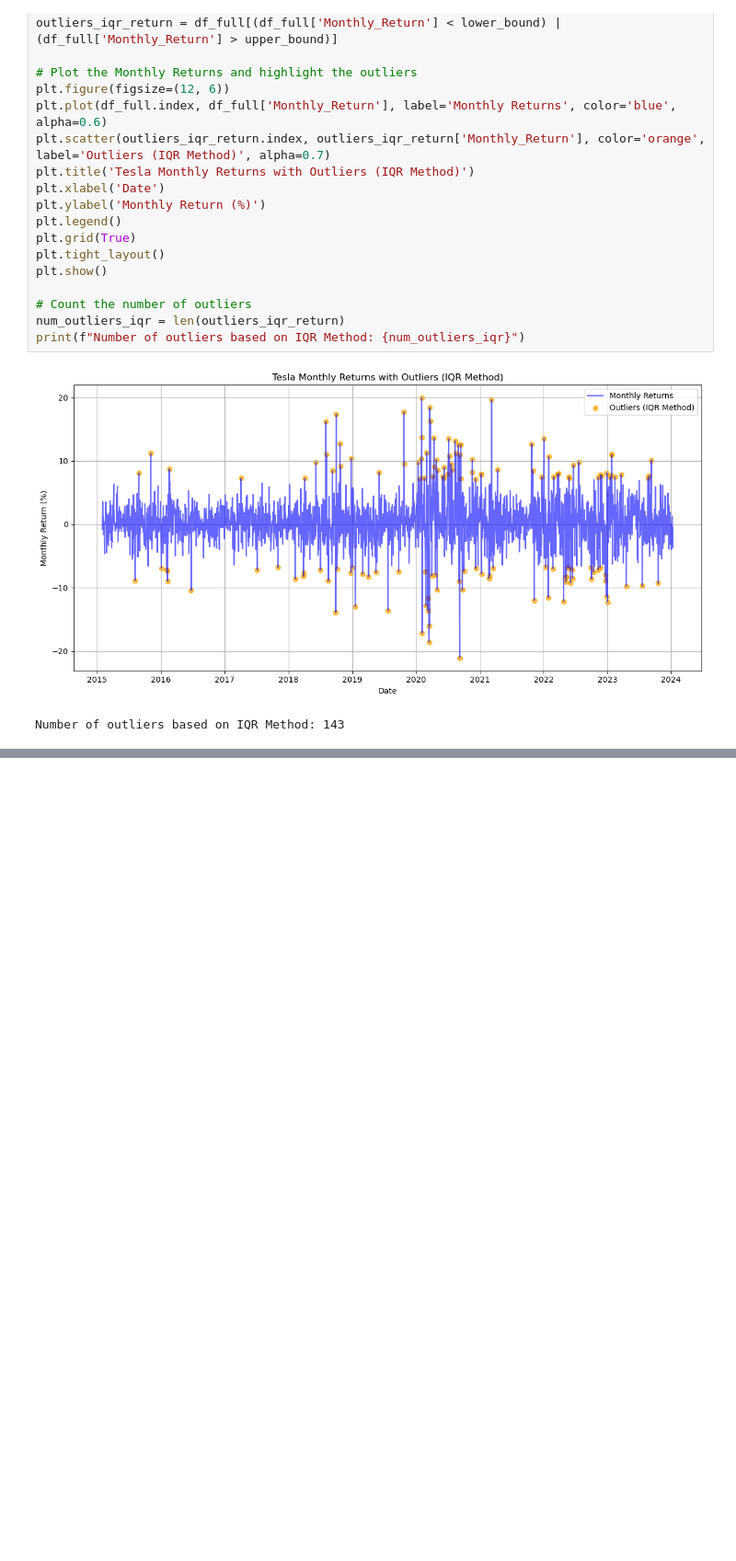
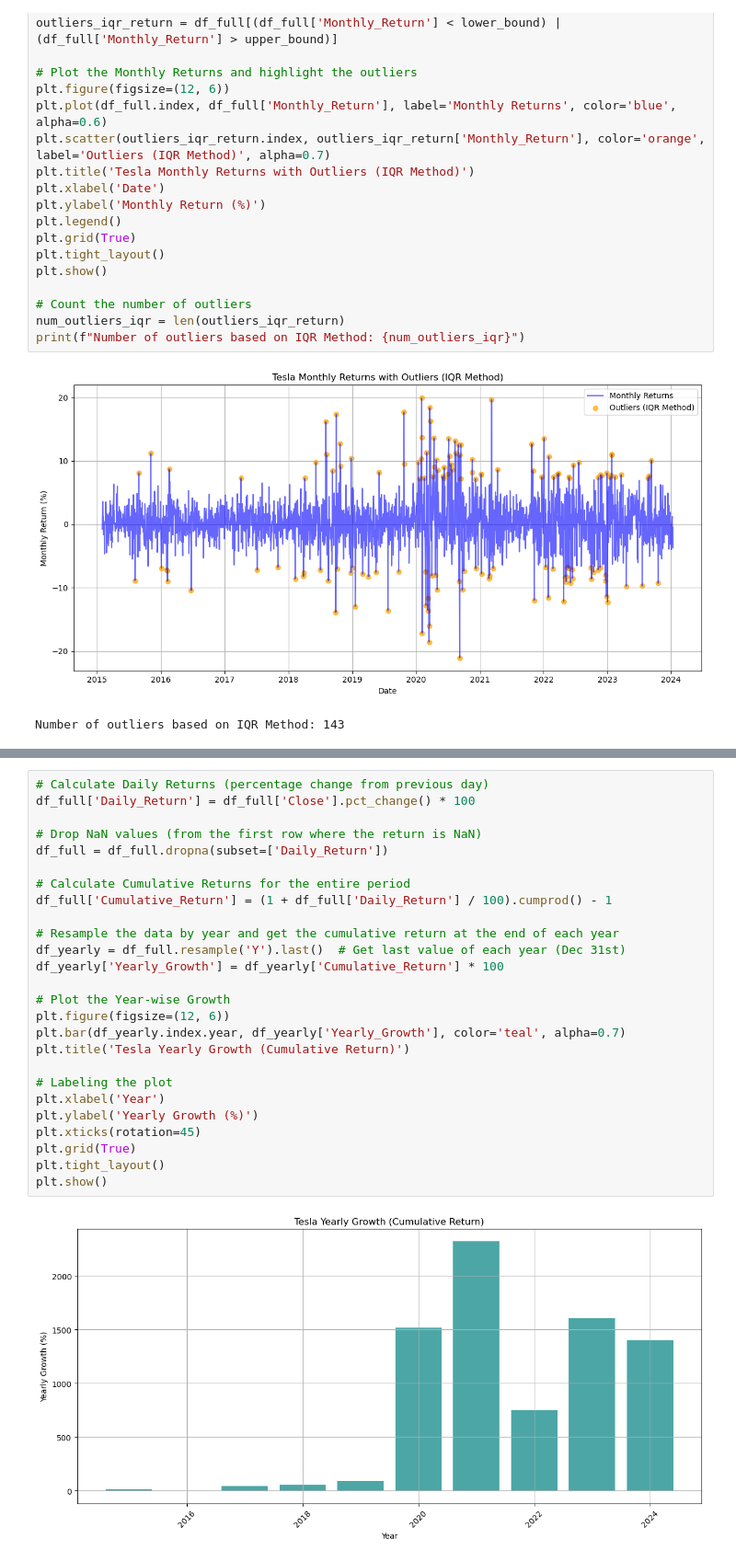
Before and after one commit to Rakib047/Tesla-Stock-Price-Forcasting-Project, a Jupyter notebook: main.ipynb, the cells around one changed output, grey strips where cells are left out. Shown: that part at 92% size. Drawn from its saved outputs; the diff is of its cells as text; blank space fills up the shorter version.

```diff
--- a/main.ipynb
+++ b/main.ipynb
@@ -400,0 +435,28 @@ Number of outliers based on IQR Method: 143
+# %%
+# Calculate Daily Returns (percentage change from previous day)
+df_full['Daily_Return'] = df_full['Close'].pct_change() * 100
+
+# Drop NaN values (from the first row where the return is NaN)
+df_full = df_full.dropna(subset=['Daily_Return'])
+
+# Calculate Cumulative Returns for the entire period
+df_full['Cumulative_Return'] = (1 + df_full['Daily_Return'] / 100).cumprod() - 1
+
+# Resample the data by year and get the cumulative return at the end of each year
+df_yearly = df_full.resample('Y').last()  # Get last value of each year (Dec 31st)
+df_yearly['Yearly_Growth'] = df_yearly['Cumulative_Return'] * 100
+
+# Plot the Year-wise Growth
+plt.figure(figsize=(12, 6))
+plt.bar(df_yearly.index.year, df_yearly['Yearly_Growth'], color='teal', alpha=0.7)
+plt.title('Tesla Yearly Growth (Cumulative Return)')
+
+# Labeling the plot
+plt.xlabel('Year')
+plt.ylabel('Yearly Growth (%)')
+plt.xticks(rotation=45)
+plt.grid(True)
+plt.tight_layout()
+plt.show()
+# %% [output]
+[figure, added]
```
Also changed, not shown: parts of 3 cells of this notebook.
